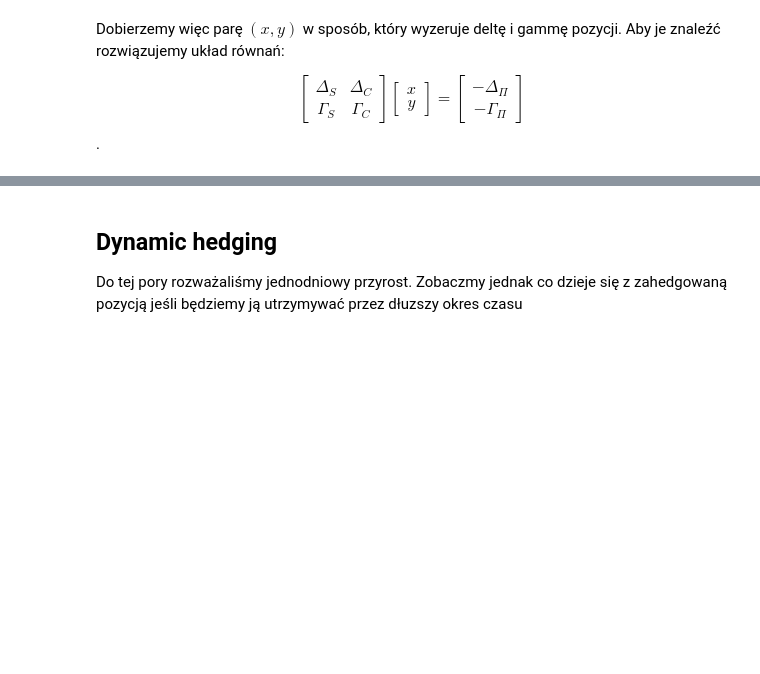
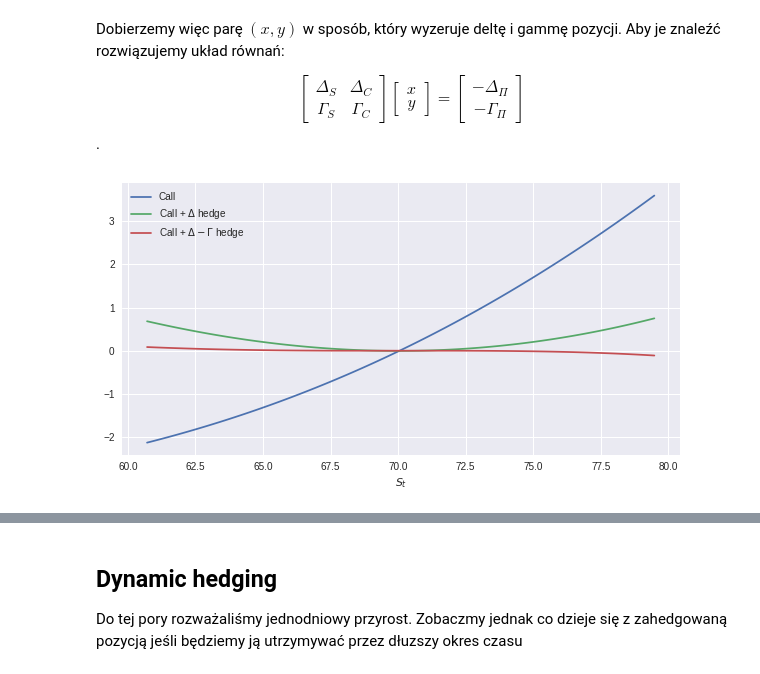
Before and after one commit to PiotMik/GreeksHedging, a Jupyter notebook: Greek Hedging.ipynb, the cells around one changed output, grey strips where cells are left out. Cells and saved outputs as stored; diff of their text form; code cells hidden in the pictures; blank space fills up the shorter version.

```diff
--- a/Greek Hedging.ipynb
+++ b/Greek Hedging.ipynb
@@ -345,33 +326,36 @@ option1 = mibian.BS([S0, K1, r*100, T*365], volatility = sig*100)
 option2 = mibian.BS([S0, K2, r*100, T*365], volatility = sig*100)
 options= [option1, option2]
 
 # Calc their deltas, gammas and prices
 deltas = [option.callDelta for option in options]
 gammas = [option.gamma for option in options]
 prices = [option.callPrice for option in options]
 
 # Simulate 1D Stock prices, make an array covering their span and calculate option prices
 S_1D = gbm(S0, r, sig, dt, 1, MC)[-1]
 S_1D = np.linspace(S_1D.min(), S_1D.max(), 100)
 prices_1D = [np.array([mibian.BS([S, k, r*100, 364], volatility = sig*100).callPrice for S in S_1D]) for k in [K1, K2]]
 
 # Solve the linear system for (x,y)
 # AX = B
 A = np.array([[1.0, deltas[1]], [0.0 , gammas[1]]]) # 1.0 and 0.0 are S(t) delta and gamma
 B = np.array([[-deltas[0]], [-gammas[0]]])
 x, y = np.linalg.solve(A, B) # positions in S(t) and second option
 
 DV_1D = prices_1D[0] - prices[0]
 DH_1D = (prices_1D[0] - deltas[0]*S_1D) - (prices[0] - deltas[0]*S0)*np.exp(r*dt)
 DGH_1D = (prices_1D[0] + x*S_1D + y*prices_1D[1]) - (prices[0] + x*S0 + y*prices[1])*np.exp(r*dt)
 
+plt.figure(figsize=(10, 5))
 plt.plot(S_1D, DV_1D, label = 'Call')
 plt.plot(S_1D, DH_1D, label = 'Call + $\Delta$ hedge')
 plt.plot(S_1D, DGH_1D, label = 'Call + $\Delta-\Gamma$ hedge')
 
 plt.xlabel('$S_t$')
 
 _ = plt.legend()
+# %% [output]
+[figure, added]
 # %%
 %matplotlib notebook
 
```
Also changed, not shown: parts of 6 cells of this notebook.
